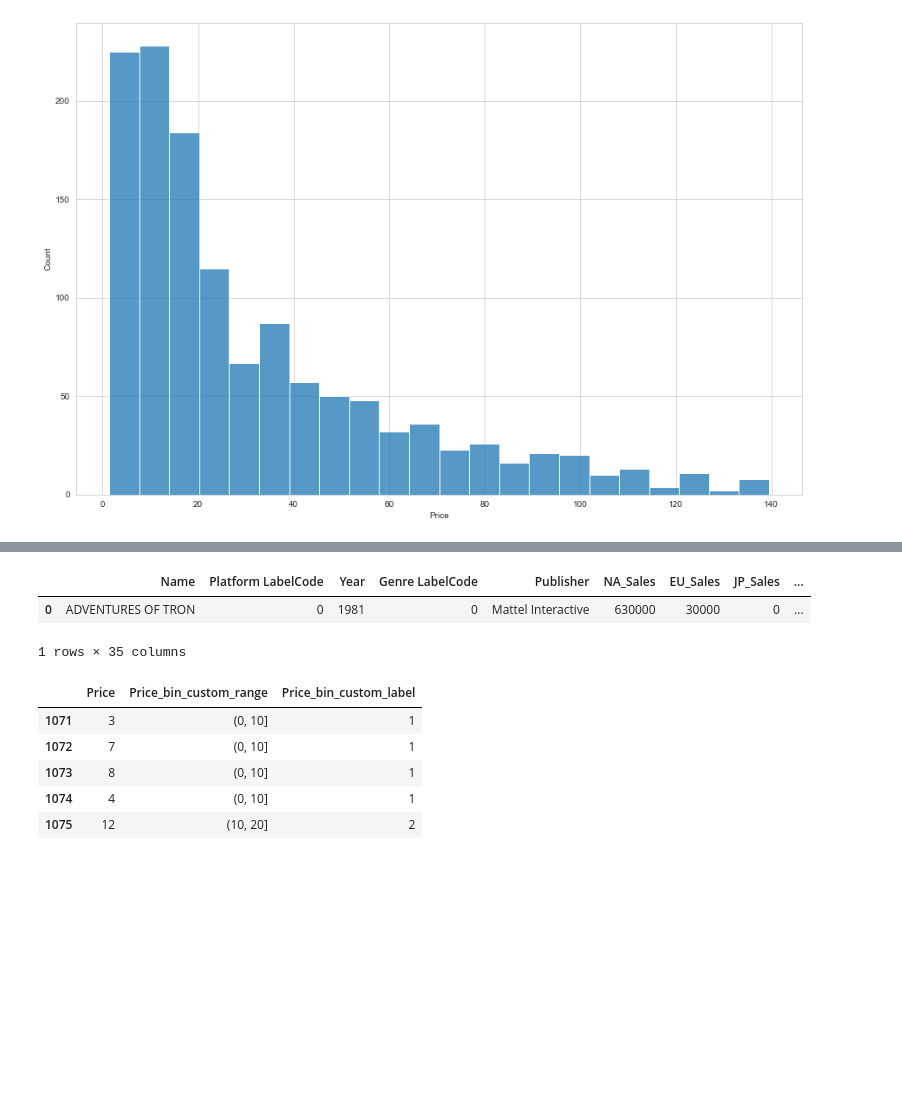
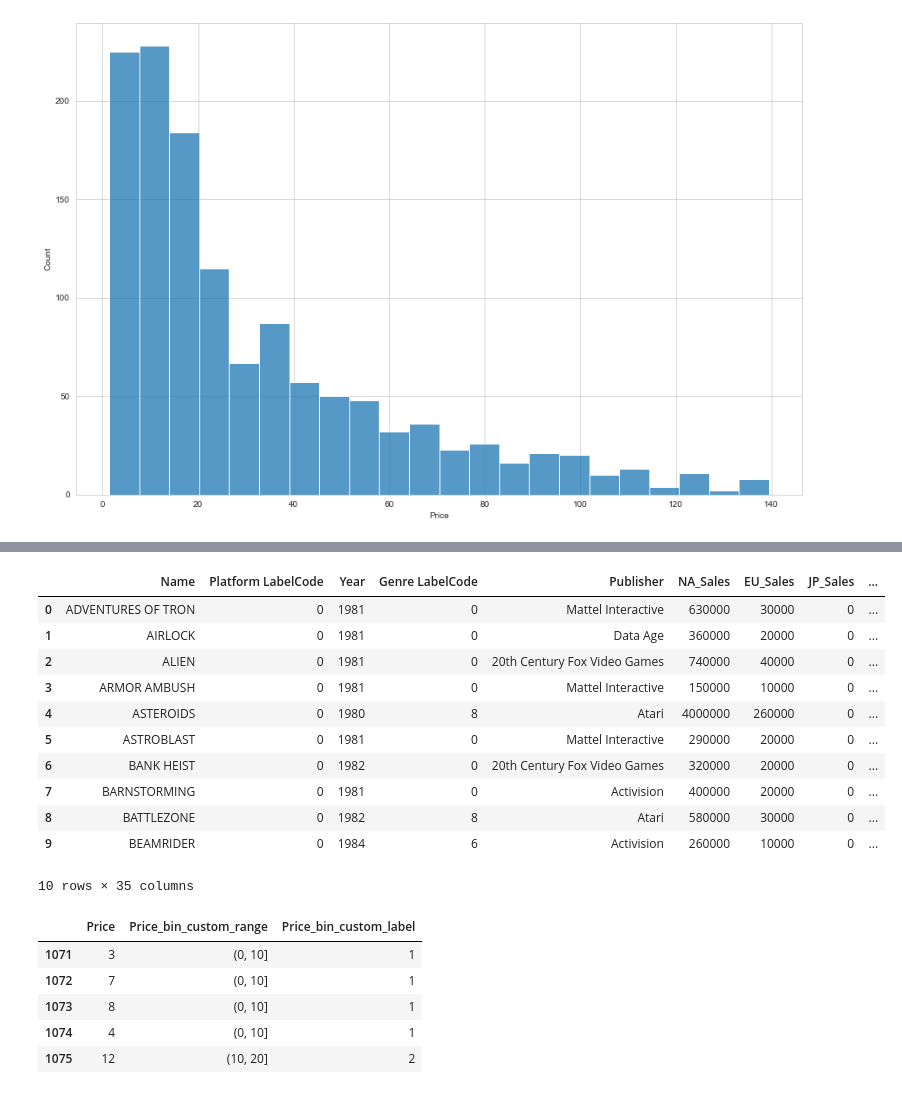
Before and after one commit to Nicole1701/video-game-prediction, a Jupyter notebook: notebooks/random_forest.ipynb, the cells around one changed output, grey strips where cells are left out. Saved outputs shown, nothing was run; the diff lists cells and outputs as text; code cells hidden in the pictures; blank space fills up the shorter version.

```diff
--- a/notebooks/random_forest.ipynb
+++ b/notebooks/random_forest.ipynb
@@ -172,11 +186,20 @@ data.head(1)
 # %%
 # Importing encoded data created by Michelle for modeling
 encoded_data = pd.read_csv("../data/encoded_data.csv")
-encoded_data.head(1)
+encoded_data.head(10)
 # %% [output]
 |  | Name | Platform LabelCode | Year | Genre LabelCode | Publisher | NA_Sales | EU_Sales | JP_Sales | ... |
 | 0 | ADVENTURES OF TRON | 0 | 1981 | 0 | Mattel Interactive | 630000 | 30000 | 0 | ... |
+| 1 | AIRLOCK | 0 | 1981 | 0 | Data Age | 360000 | 20000 | 0 | ... |
+| 2 | ALIEN | 0 | 1981 | 0 | 20th Century Fox Video Games | 740000 | 40000 | 0 | ... |
+| 3 | ARMOR AMBUSH | 0 | 1981 | 0 | Mattel Interactive | 150000 | 10000 | 0 | ... |
+| 4 | ASTEROIDS | 0 | 1980 | 8 | Atari | 4000000 | 260000 | 0 | ... |
+| 5 | ASTROBLAST | 0 | 1981 | 0 | Mattel Interactive | 290000 | 20000 | 0 | ... |
+| 6 | BANK HEIST | 0 | 1982 | 0 | 20th Century Fox Video Games | 320000 | 20000 | 0 | ... |
+| 7 | BARNSTORMING | 0 | 1981 | 0 | Activision | 400000 | 20000 | 0 | ... |
+| 8 | BATTLEZONE | 0 | 1982 | 8 | Atari | 580000 | 30000 | 0 | ... |
+| 9 | BEAMRIDER | 0 | 1984 | 6 | Activision | 260000 | 10000 | 0 | ... |
-1 rows × 35 columns
+10 rows × 35 columns
 # %%
 #drop columns that are not needed
 encoded_df = encoded_data.drop(columns =['Genre LabelCode','Platform LabelCode','Name', 'Publisher', 'Console', 'Game Title', 'Mean', 'Median'])
```
Also changed, not shown: parts of 2 cells of this notebook, 2 other files.
